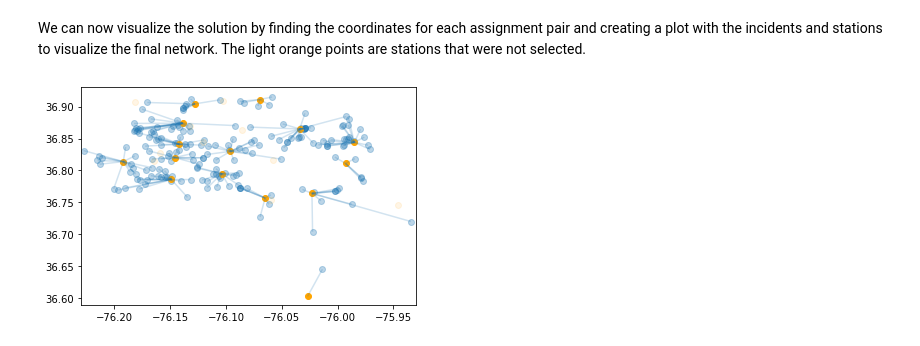
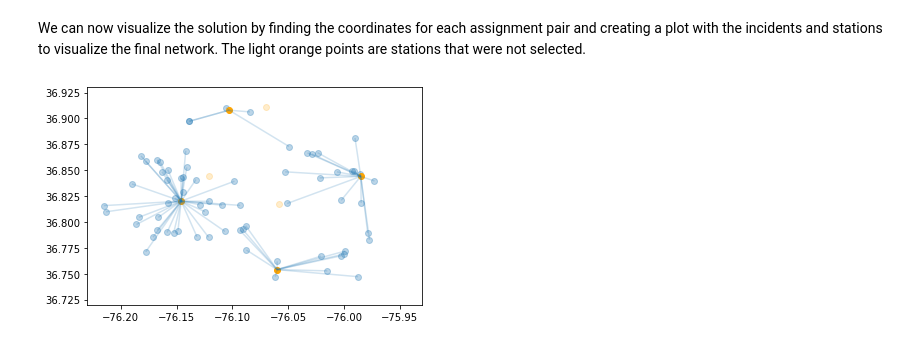
Before and after one commit to Gurobi/modeling-examples, a Jupyter notebook: drone_network_1_2/drone_network_gcl.ipynb, the cells around one changed output. Saved outputs shown, nothing was run; the diff lists cells and outputs as text; code cells hidden in the pictures.

```diff
--- a/drone_network_1_2/drone_network_gcl.ipynb
+++ b/drone_network_1_2/drone_network_gcl.ipynb
@@ -35,20 +35,25 @@ We use pandas to quickly read in the required sheets from Excel. There is a smal
 # %%
 # read incident and base station data
 ohca_read = pd.read_csv('https://raw.githubusercontent.com/Gurobi/modeling-examples/master/drone_network_1_2/OHCAs.csv', index_col=0)
-stations_df = pd.read_csv('https://raw.githubusercontent.com/Gurobi/modeling-examples/master/drone_network_1_2/BaseStations.csv', index_col=0)
-
-# some bases are different types (e.g. fire and police), add the type to create a different base name
-stations_df['Base'] = stations_df.Street + ' ' + stations_df.Type
+stations_read = pd.read_csv('https://raw.githubusercontent.com/Gurobi/modeling-examples/master/drone_network_1_2/BaseStations.csv', index_col=0)
 
 # read data on indicent-base distance
 dist_read = pd.read_csv('https://raw.githubusercontent.com/Gurobi/modeling-examples/master/drone_network_1_2/Base_to_OHCA_distance.csv', index_col=[0,1])
 # %% [markdown]
 The above reads the complete data set, including all OHCAs, base stations, and respective distances. We will subset indicent data by the last three months of data to get an instance that will solve quickly.
 # %%
-start_date = '2019-04-01'
+# select a subset of OHCAs so the model can be solved in this notebook (if you have a full license then you can use all incidents)
+start_date = '2019-05-31'
 end_date = '2019-06-30'
 n_days =  (datetime.strptime(end_date, "%Y-%m-%d") - datetime.strptime(start_date, "%Y-%m-%d")).days
-ohca_df = ohca_read[ohca_read.ReceivedTime >= start_date]
+ohca_df = ohca_read[(ohca_read.ReceivedTime >= start_date) & (ohca_read.ReceivedTime <= end_date)]
+
+# select a subset of base stations so the model can be solved in this notebook (if you have a full license then you can use all stations)
+stations_df = stations_read.loc[[2,3,5,14,25,31,35]]
+# some bases are different types (e.g. fire and police), add the type to create a different base name
+stations_df['Base'] = stations_df.Street + ' ' + stations_df.Type
+
 dist = dist_read.loc[dist_read.index.get_level_values(1).isin(ohca_df.index)]
+dist = dist.loc[dist.index.get_level_values(0).isin(stations_df.index)]
 print(f"Number of days: {n_days} \nNumber of OHCAs: {ohca_df.shape[0]}")
 # %% [output]
@@ -75,7 +80,7 @@ df = df.set_index(['Incident_Location','Base'])
 We assume that drones at each station will have the same speed and mainenace times. The total time it takes a drone to service an OHCA is travel time (to and back from the OHCA location) plus maintenance time.
 # %%
 # limit number of drones
-n_drones = 15
+n_drones = 4
 # assume a 100 km/hr drone speed (about 38 mph) for each drone
 speed = 100
 # average time to prep, dispatch, clean, perform maintenance etc. a drone is 25 min, converted to hours
@@ -233,16 +227,16 @@ We can now visualize the solution by finding the coordinates for each assignment
 # %%
 coords = []
 for r in range(assignment.shape[0]):
     coords.append([(assignment.Base_Longitude[r],assignment.Base_Latitude[r]),(assignment.Inc_Longitude[r],assignment.Inc_Latitude[r])])
 # plot the line segments, indicent points, and base station points of the final network
 fig, ax = plt.subplots()
 ax.set_xlim(-76.23, -75.93)
-ax.set_ylim(36.59, 36.93)
+ax.set_ylim(36.72, 36.93)
 lc = mc.LineCollection(coords, alpha = .2)
 ax.add_collection(lc)
 plt.scatter(data = ohca_df, x = 'Longitude', y = 'Latitude', alpha = .3)
 plt.scatter(data = stations_df[stations_df['Base'].isin(bases_selected.index.tolist())], x = 'Longitude', y = 'Latitude', alpha = 1, c = 'orange')
-plt.scatter(data = stations_df[~stations_df['Base'].isin(bases_selected.index.tolist())], x = 'Longitude', y = 'Latitude', alpha = 0.1, c = 'orange')
+plt.scatter(data = stations_df[~stations_df['Base'].isin(bases_selected.index.tolist())], x = 'Longitude', y = 'Latitude', alpha = 0.2, c = 'orange')
 plt.show()
 # %% [output]
-[figure, old version]
+[figure, new version]
```
Also changed, not shown: parts of 5 cells of this notebook, 1 other file.
